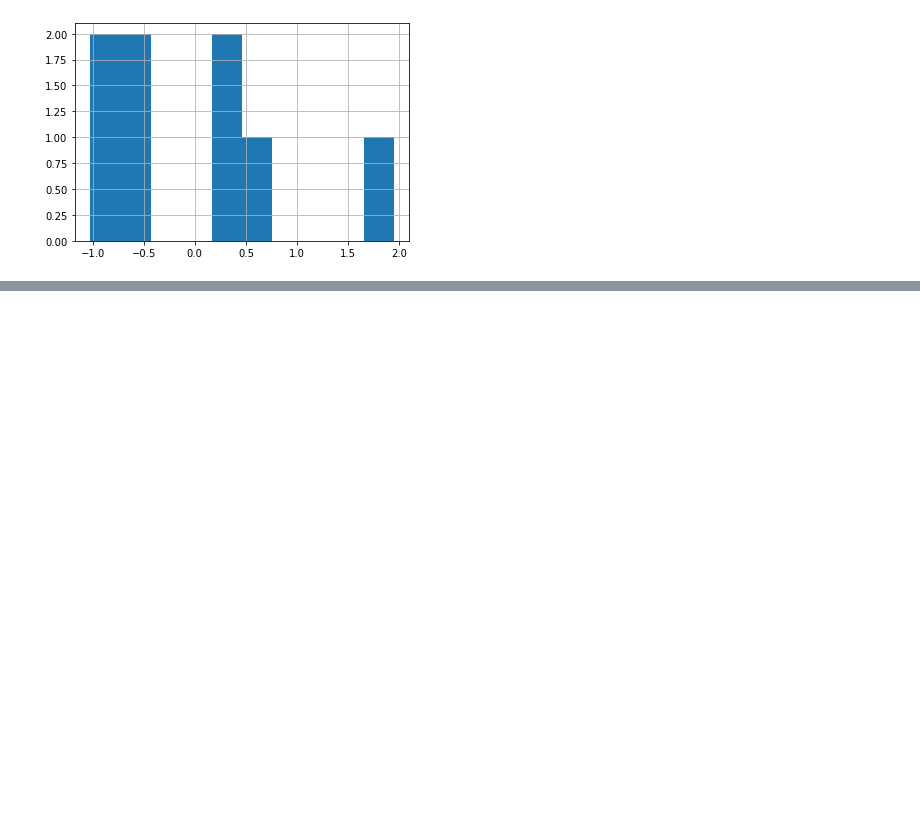
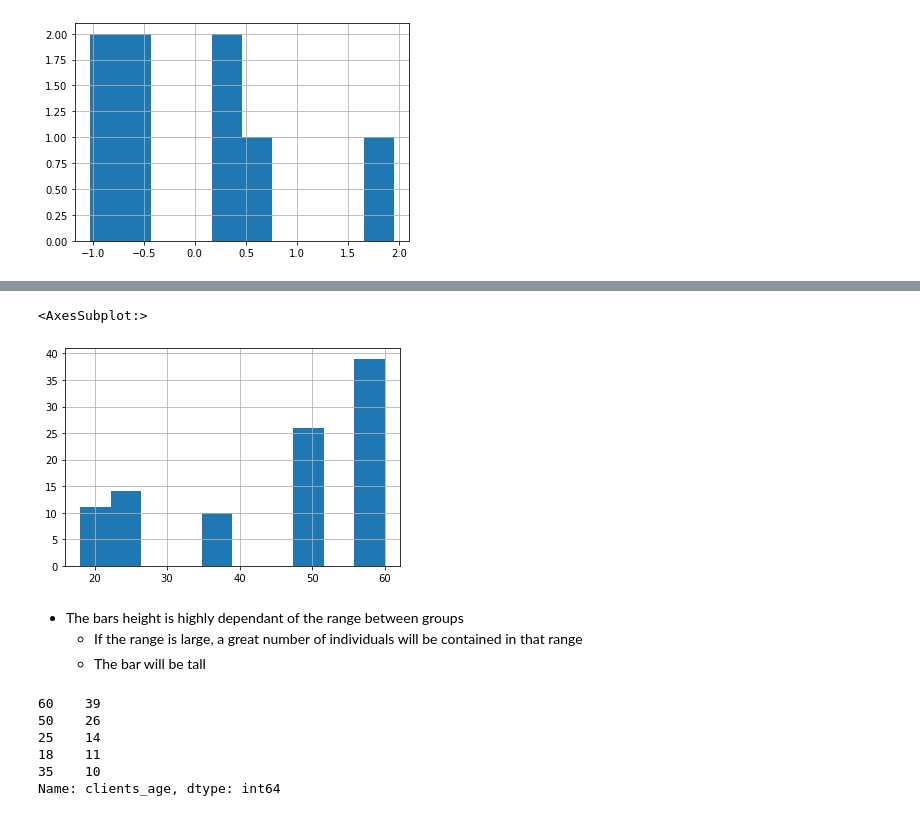
Before and after one commit to AlexisBogroff/Sorbonne_Data_Science_Workshop, a Jupyter notebook: src/data_management_with_pandas.ipynb, the cells around one changed output, grey strips where cells are left out. Cells and saved outputs as stored; diff of their text form; code cells hidden in the pictures; blank space fills up the shorter version.

```diff
--- a/src/data_management_with_pandas.ipynb
+++ b/src/data_management_with_pandas.ipynb
@@ -719,0 +1027,18 @@ age_centered_reduced.hist()
+# %%
+# Let's define how to group ages
+def group_age(age):
+    """ Group ages by logical business interest """
+    if age < 18:
+        return 18
+    if age < 25:
+        return 25
+    if age < 35:
+        return 35
+    if age < 50:
+        return 50
+    if age >= 50:
+        return 60
+# %%
+# Use 'apply' to apply the function on the Series
+clients_age_grouped = clients_age['clients_age'].apply(group_age)
+clients_age_grouped
@@ -719,0 +1058,18 @@ age_centered_reduced.hist()
+# %%
+clients_age_grouped.hist()
+# %% [output]
+<AxesSubplot:>
+[figure, added]
+# %% [markdown]
+- The bars height is highly dependant of the range between groups
+    - If the range is large, a great number of individuals will be contained in that range
+    - The bar will be tall
+# %%
+clients_age_grouped.value_counts()
+# %% [output]
+60    39
+50    26
+25    14
+18    11
+35    10
+Name: clients_age, dtype: int64
```
Also changed, not shown: parts of 51 cells of this notebook, 1 other file.
